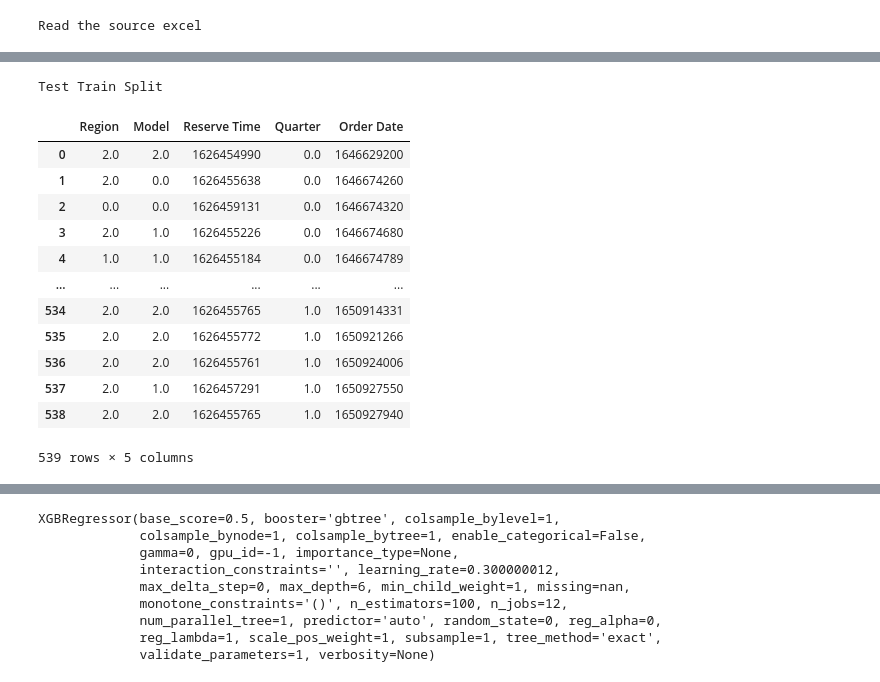
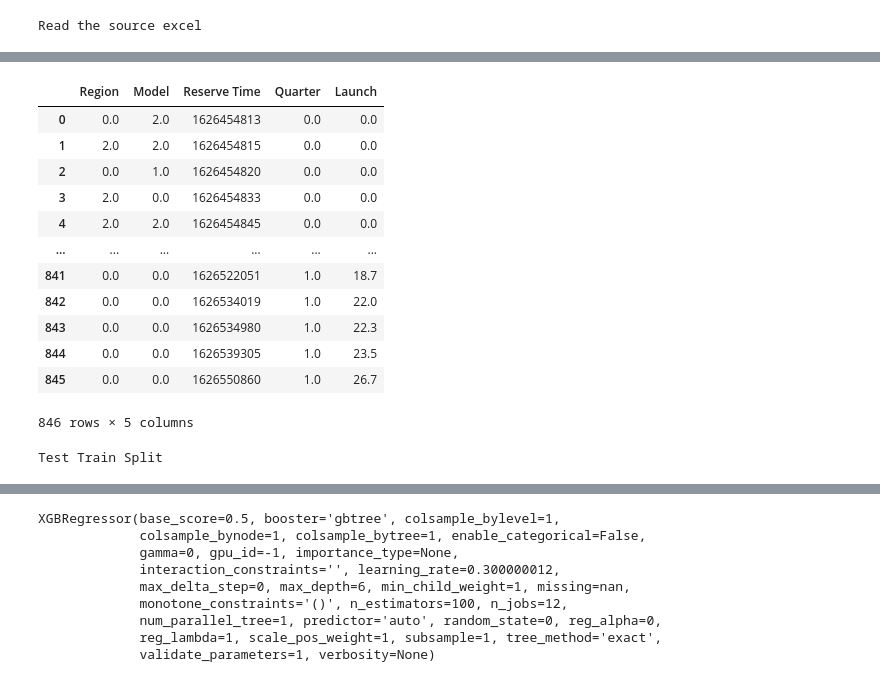
Before and after one commit to andrewolobo/deck_guestimation, a Jupyter notebook: XGBoost & LR.ipynb, the cells around one changed output, grey strips where cells are left out. Drawn from its saved outputs; the diff is of its cells as text; code cells hidden in the pictures.

```diff
--- a/XGBoost & LR.ipynb
+++ b/XGBoost & LR.ipynb
@@ -39,7 +55,22 @@ Ordinal Encode Category Columns
 # %%
 y = data.iloc[:, -1]
 
-X = data.iloc[:, 0:4]
+X = data.iloc[:, 0:5]
+X
+# %% [output]
+|  | Region | Model | Reserve Time | Quarter | Launch |
+| 0 | 0.0 | 2.0 | 1626454813 | 0.0 | 0.0 |
+| 1 | 2.0 | 2.0 | 1626454815 | 0.0 | 0.0 |
+| 2 | 0.0 | 1.0 | 1626454820 | 0.0 | 0.0 |
+| 3 | 2.0 | 0.0 | 1626454833 | 0.0 | 0.0 |
+| 4 | 2.0 | 2.0 | 1626454845 | 0.0 | 0.0 |
+| ... | ... | ... | ... | ... | ... |
+| 841 | 0.0 | 0.0 | 1626522051 | 1.0 | 18.7 |
+| 842 | 0.0 | 0.0 | 1626534019 | 1.0 | 22.0 |
+| 843 | 0.0 | 0.0 | 1626534980 | 1.0 | 22.3 |
+| 844 | 0.0 | 0.0 | 1626539305 | 1.0 | 23.5 |
+| 845 | 0.0 | 0.0 | 1626550860 | 1.0 | 26.7 |
+846 rows × 5 columns
 # %%
 #Do a test train split
 from sklearn.model_selection import train_test_split
@@ -47,22 +78,8 @@ from sklearn.model_selection import train_test_split
 X_train, X_valid, y_train, y_valid = train_test_split(X, y, train_size=0.8, test_size=0.2,
                                                       random_state=1)
 print("Test Train Split")
-data
 # %% [output]
 Test Train Split
-|  | Region | Model | Reserve Time | Quarter | Order Date |
-| 0 | 2.0 | 2.0 | 1626454990 | 0.0 | 1646629200 |
-| 1 | 2.0 | 0.0 | 1626455638 | 0.0 | 1646674260 |
-| 2 | 0.0 | 0.0 | 1626459131 | 0.0 | 1646674320 |
-| 3 | 2.0 | 1.0 | 1626455226 | 0.0 | 1646674680 |
-| 4 | 1.0 | 1.0 | 1626455184 | 0.0 | 1646674789 |
-| ... | ... | ... | ... | ... | ... |
-| 534 | 2.0 | 2.0 | 1626455765 | 1.0 | 1650914331 |
-| 535 | 2.0 | 2.0 | 1626455772 | 1.0 | 1650921266 |
-| 536 | 2.0 | 2.0 | 1626455761 | 1.0 | 1650924006 |
-| 537 | 2.0 | 1.0 | 1626457291 | 1.0 | 1650927550 |
-| 538 | 2.0 | 2.0 | 1626455765 | 1.0 | 1650927940 |
-539 rows × 5 columns
 # %%
 #use linear regression to train the model and score the accuracy of the model
 model = LinearRegression()
```
Also changed, not shown: parts of 14 cells of this notebook, 2 other files.
